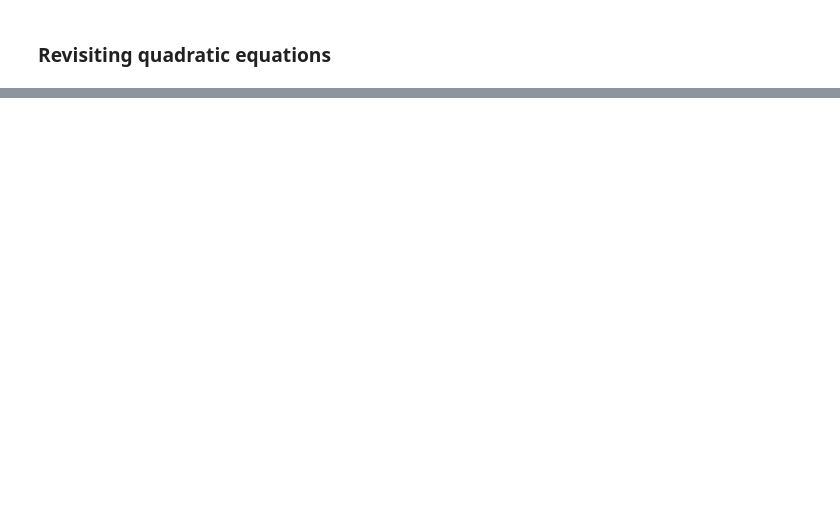
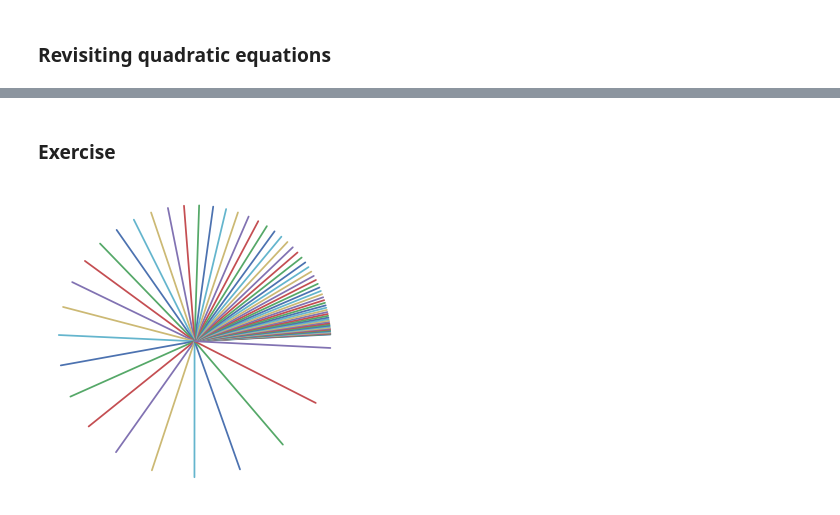
Before and after one commit to Serra53/Applied-Mathematics, a Jupyter notebook: my_files/Algebra_part2.ipynb, the cells around one changed output, grey strips where cells are left out. Drawn from its saved outputs; the diff is of its cells as text; code cells hidden in the pictures; blank space fills up the shorter version.

```diff
--- a/my_files/Algebra_part2.ipynb
+++ b/my_files/Algebra_part2.ipynb
@@ -372,0 +417,14 @@ plt.show()
+# %% [markdown]
+### Exercise
+# %%
+sample = np.linspace(-3, 1.83, 70)
+
+for i in sample:
+    k = np.e ** i
+    plt.plot([0, np.cos(k)], [0, np.sin(k)])
+
+plt.axis('square')
+plt.axis('off')
+plt.show()
+# %% [output]
+[figure, added]
```
Also changed, not shown: parts of 18 cells of this notebook.
